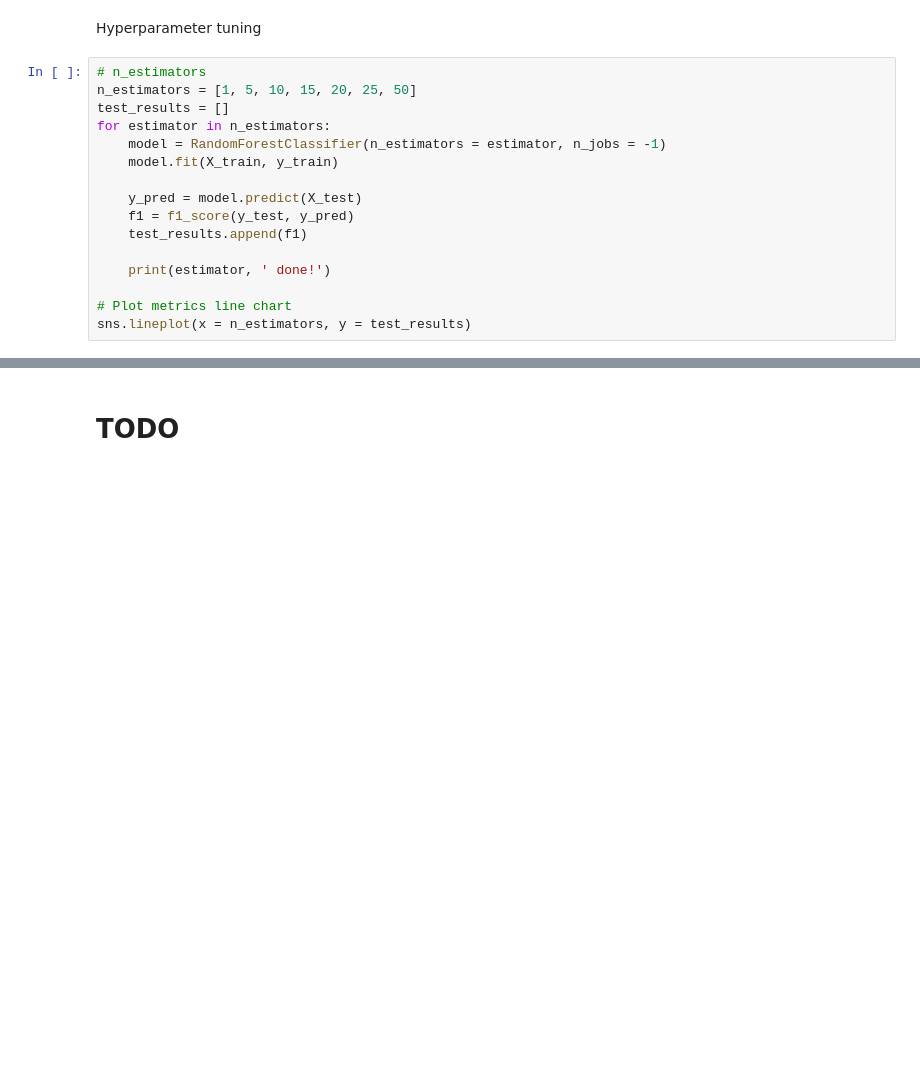
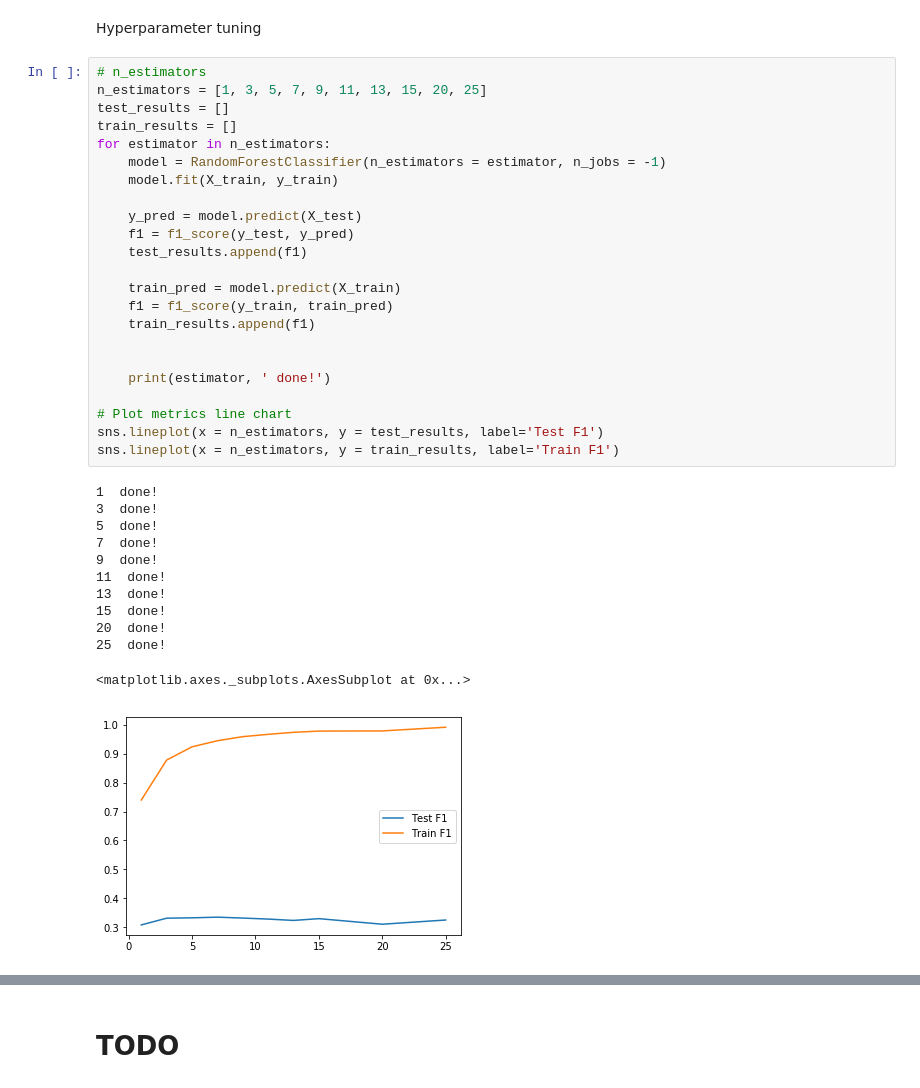
Before and after one commit to npqbuu/ML_Bootcamp_2019, a Jupyter notebook: W5_Airline-Arrivals-Project/Airline_Arrivals_Project.ipynb, the cells around one changed output, grey strips where cells are left out. Drawn from its saved outputs; the diff is of its cells as text; blank space fills up the shorter version.

```diff
--- a/W5_Airline-Arrivals-Project/Airline_Arrivals_Project.ipynb
+++ b/W5_Airline-Arrivals-Project/Airline_Arrivals_Project.ipynb
@@ -415,19 +434,39 @@ print(classification_report(y_test, y_pred))
 Hyperparameter tuning
 # %%
 # n_estimators
-n_estimators = [1, 5, 10, 15, 20, 25, 50]
+n_estimators = [1, 3, 5, 7, 9, 11, 13, 15, 20, 25]
 test_results = []
+train_results = []
 for estimator in n_estimators:
     model = RandomForestClassifier(n_estimators = estimator, n_jobs = -1)
     model.fit(X_train, y_train)
 
     y_pred = model.predict(X_test)
     f1 = f1_score(y_test, y_pred)
     test_results.append(f1)
 
+    train_pred = model.predict(X_train)
+    f1 = f1_score(y_train, train_pred)
+    train_results.append(f1)
+
+
     print(estimator, ' done!')
 
 # Plot metrics line chart
-sns.lineplot(x = n_estimators, y = test_results)
+sns.lineplot(x = n_estimators, y = test_results, label='Test F1')
+sns.lineplot(x = n_estimators, y = train_results, label='Train F1')
+# %% [output]
+1  done!
+3  done!
+5  done!
+7  done!
+9  done!
+11  done!
+13  done!
+15  done!
+20  done!
+25  done!
+<matplotlib.axes._subplots.AxesSubplot at 0x...>
+[figure, added]
 # %%
 # max_depths
```
Also changed, not shown: parts of 30 cells of this notebook.
